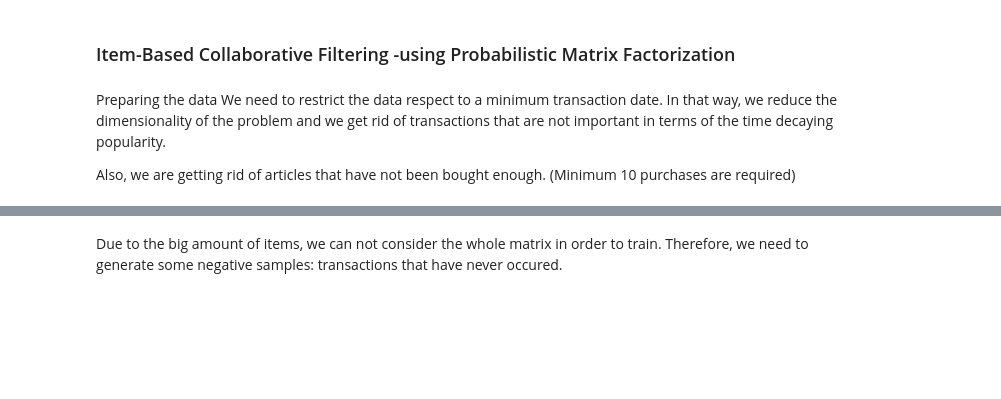
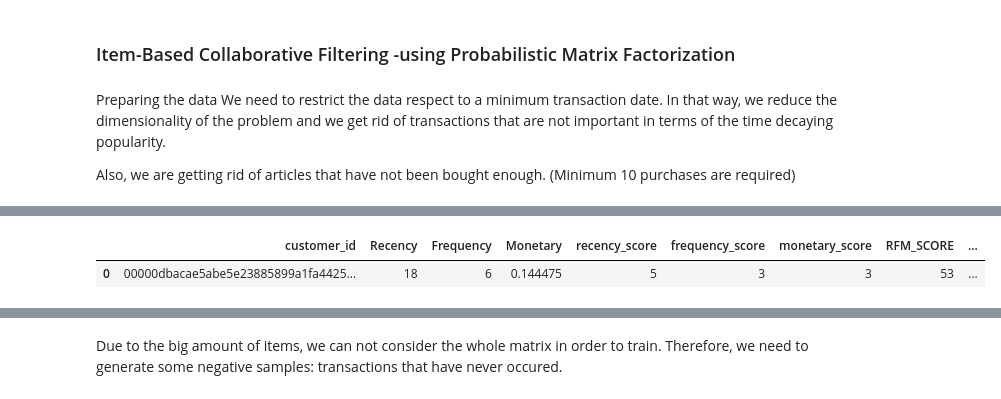
Before and after one commit to aliceagrawal/HM-Recommender-System-App, a Jupyter notebook: FinalDataPreparation.ipynb, the cells around one changed output, grey strips where cells are left out. Cells and saved outputs as stored; diff of their text form; code cells hidden in the pictures; blank space fills up the shorter version.

```diff
--- a/FinalDataPreparation.ipynb
+++ b/FinalDataPreparation.ipynb
@@ -434,3 +242,8 @@ rfm=rfm.reset_index()
+# %%
+rfm.head(1)
+# %% [output]
+|  | customer_id | Recency | Frequency | Monetary | recency_score | frequency_score | monetary_score | RFM_SCORE | ... |
+| 0 | 00000dbacae5abe5e23885899a1fa4425... | 18 | 6 | 0.144475 | 5 | 3 | 3 | 53 | ... |
 # %%
 transactions=pd.merge(transactions,rfm[["customer_id","segment"]],how='inner',on='customer_id')
 training_segment = ['champions', 'potential_loyalists', 'new_customers','promising','loyal_customers']
```
Also changed, not shown: parts of 74 cells of this notebook, 4 other files.
